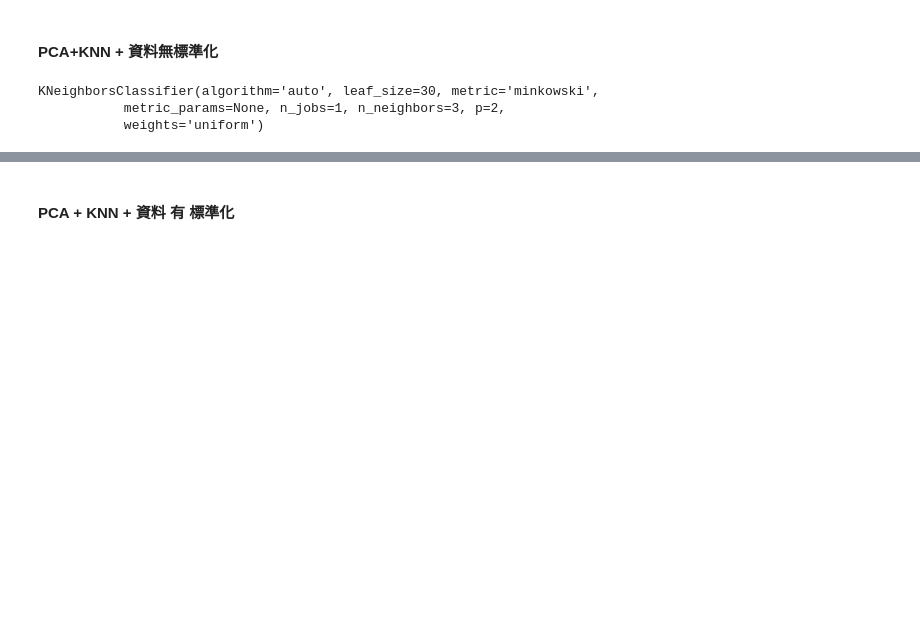
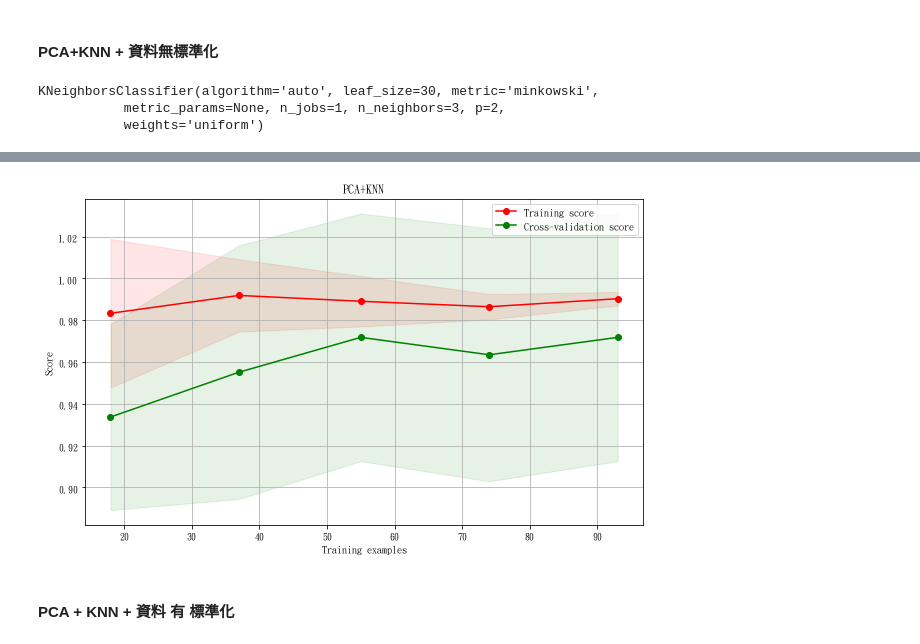
Before and after one commit to ChuangPoPO/python_textbook_practice, a Jupyter notebook: Sklearn_Iris.ipynb, the cells around one changed output, grey strips where cells are left out. Drawn from its saved outputs; the diff is of its cells as text; code cells hidden in the pictures; blank space fills up the shorter version.

```diff
--- a/Sklearn_Iris.ipynb
+++ b/Sklearn_Iris.ipynb
@@ -771,0 +792,8 @@ avg / total       0.98      0.98      0.98        45
+# %%
+estimator = KNeighborsClassifier(n_neighbors=3, weights='uniform')
+# cv = KFold(n_splits=4, random_state=None, shuffle=True)
+
+train_sizes, train_scores, valid_scores = learning_curve(estimator, X_pca2_train, y_pca2_train, train_sizes=np.linspace(0.2, 1.0, 5), cv = 10)
+# %%
+plot_learning_curve(estimator, "PCA+KNN",  X_pca2_train, y_pca2_train, train_sizes=np.linspace(0.2, 1.0, 5), cv = 10)
+# %% [output]
@@ -772,3 +801,4 @@ avg / total       0.98      0.98      0.98        45
+[figure, added]
 # %% [markdown]
 #### PCA + KNN + 資料 有 標準化
 # %%
```
Also changed, not shown: parts of 13 cells of this notebook.
